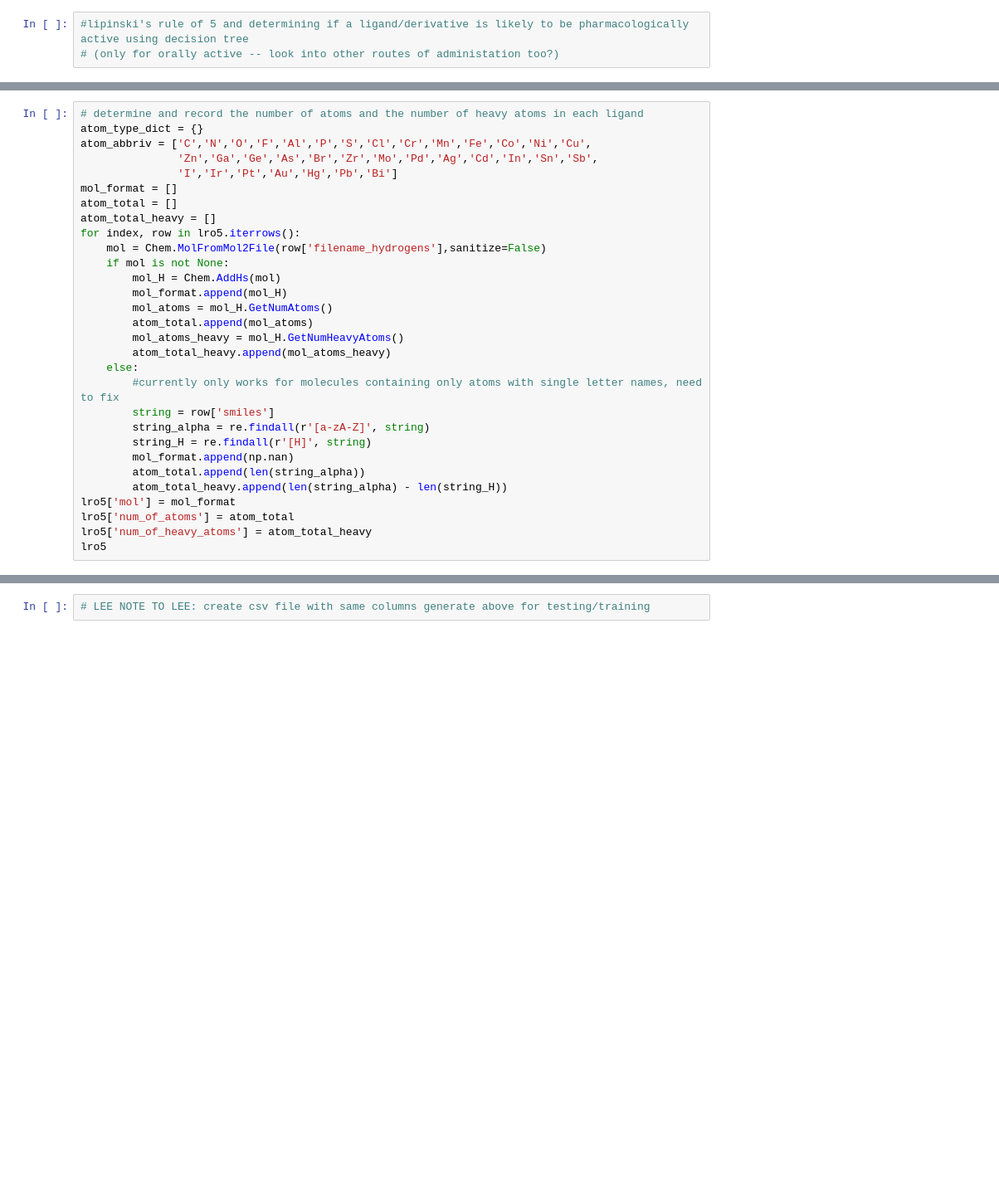
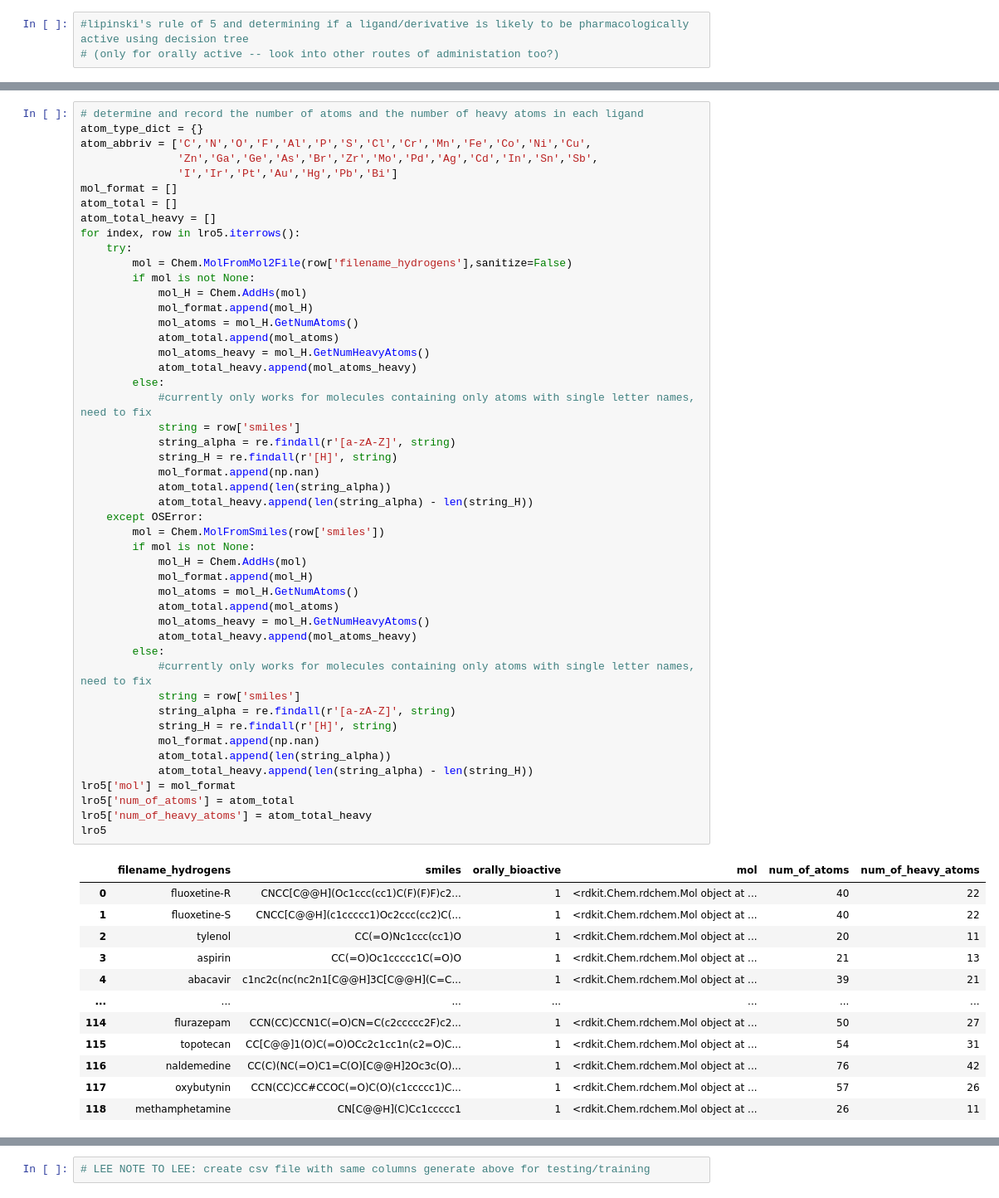
Before and after one commit to leesch27/basil_dock, a Jupyter notebook: ml-analysis.ipynb, the cells around one changed output, grey strips where cells are left out. Shown at 83% size. Saved outputs shown, nothing was run; the diff lists cells and outputs as text; blank space fills up the shorter version.

```diff
--- a/ml-analysis.ipynb
+++ b/ml-analysis.ipynb
@@ -96,30 +110,61 @@ lro5 = pd.read_csv('data/ligand_smiles_data.csv') # find way to add other csv fi
 # %%
 # determine and record the number of atoms and the number of heavy atoms in each ligand
 atom_type_dict = {}
 atom_abbriv = ['C','N','O','F','Al','P','S','Cl','Cr','Mn','Fe','Co','Ni','Cu',
                'Zn','Ga','Ge','As','Br','Zr','Mo','Pd','Ag','Cd','In','Sn','Sb',
                'I','Ir','Pt','Au','Hg','Pb','Bi']
 mol_format = []
 atom_total = []
 atom_total_heavy = []
 for index, row in lro5.iterrows():
-    mol = Chem.MolFromMol2File(row['filename_hydrogens'],sanitize=False)
-    if mol is not None:
-        mol_H = Chem.AddHs(mol)
-        mol_format.append(mol_H)
-        mol_atoms = mol_H.GetNumAtoms()
-        atom_total.append(mol_atoms)
-        mol_atoms_heavy = mol_H.GetNumHeavyAtoms()
-        atom_total_heavy.append(mol_atoms_heavy)
-    else:
-        #currently only works for molecules containing only atoms with single letter names, need to fix
-        string = row['smiles']
-        string_alpha = re.findall(r'[a-zA-Z]', string)
-        string_H = re.findall(r'[H]', string)
-        mol_format.append(np.nan)
-        atom_total.append(len(string_alpha))
-        atom_total_heavy.append(len(string_alpha) - len(string_H))
+    try:
+        mol = Chem.MolFromMol2File(row['filename_hydrogens'],sanitize=False)
+        if mol is not None:
+            mol_H = Chem.AddHs(mol)
+            mol_format.append(mol_H)
+            mol_atoms = mol_H.GetNumAtoms()
+            atom_total.append(mol_atoms)
+            mol_atoms_heavy = mol_H.GetNumHeavyAtoms()
+            atom_total_heavy.append(mol_atoms_heavy)
+        else:
+            #currently only works for molecules containing only atoms with single letter names, need to fix
+            string = row['smiles']
+            string_alpha = re.findall(r'[a-zA-Z]', string)
+            string_H = re.findall(r'[H]', string)
+            mol_format.append(np.nan)
+            atom_total.append(len(string_alpha))
+            atom_total_heavy.append(len(string_alpha) - len(string_H))
+    except OSError:
+        mol = Chem.MolFromSmiles(row['smiles'])
+        if mol is not None:
+            mol_H = Chem.AddHs(mol)
+            mol_format.append(mol_H)
+            mol_atoms = mol_H.GetNumAtoms()
+            atom_total.append(mol_atoms)
+            mol_atoms_heavy = mol_H.GetNumHeavyAtoms()
+            atom_total_heavy.append(mol_atoms_heavy)
+        else:
+            #currently only works for molecules containing only atoms with single letter names, need to fix
+            string = row['smiles']
+            string_alpha = re.findall(r'[a-zA-Z]', string)
+            string_H = re.findall(r'[H]', string)
+            mol_format.append(np.nan)
+            atom_total.append(len(string_alpha))
+            atom_total_heavy.append(len(string_alpha) - len(string_H))
 lro5['mol'] = mol_format
 lro5['num_of_atoms'] = atom_total
 lro5['num_of_heavy_atoms'] = atom_total_heavy
 lro5
+# %% [output]
+|  | filename_hydrogens | smiles | orally_bioactive | mol | num_of_atoms | num_of_heavy_atoms |
+| 0 | fluoxetine-R | CNCC[C@@H](Oc1ccc(cc1)C(F)(F)F)c2... | 1 | <rdkit.Chem.rdchem.Mol object at ... | 40 | 22 |
+| 1 | fluoxetine-S | CNCC[C@@H](c1ccccc1)Oc2ccc(cc2)C(... | 1 | <rdkit.Chem.rdchem.Mol object at ... | 40 | 22 |
+| 2 | tylenol | CC(=O)Nc1ccc(cc1)O | 1 | <rdkit.Chem.rdchem.Mol object at ... | 20 | 11 |
+| 3 | aspirin | CC(=O)Oc1ccccc1C(=O)O | 1 | <rdkit.Chem.rdchem.Mol object at ... | 21 | 13 |
+| 4 | abacavir | c1nc2c(nc(nc2n1[C@@H]3C[C@@H](C=C... | 1 | <rdkit.Chem.rdchem.Mol object at ... | 39 | 21 |
+| ... | ... | ... | ... | ... | ... | ... |
+| 114 | flurazepam | CCN(CC)CCN1C(=O)CN=C(c2ccccc2F)c2... | 1 | <rdkit.Chem.rdchem.Mol object at ... | 50 | 27 |
+| 115 | topotecan | CC[C@@]1(O)C(=O)OCc2c1cc1n(c2=O)C... | 1 | <rdkit.Chem.rdchem.Mol object at ... | 54 | 31 |
+| 116 | naldemedine | CC(C)(NC(=O)C1=C(O)[C@@H]2Oc3c(O)... | 1 | <rdkit.Chem.rdchem.Mol object at ... | 76 | 42 |
+| 117 | oxybutynin | CCN(CC)CC#CCOC(=O)C(O)(c1ccccc1)C... | 1 | <rdkit.Chem.rdchem.Mol object at ... | 57 | 26 |
+| 118 | methamphetamine | CN[C@@H](C)Cc1ccccc1 | 1 | <rdkit.Chem.rdchem.Mol object at ... | 26 | 11 |
```
Also changed, not shown: parts of 30 cells of this notebook, 2 other files.
